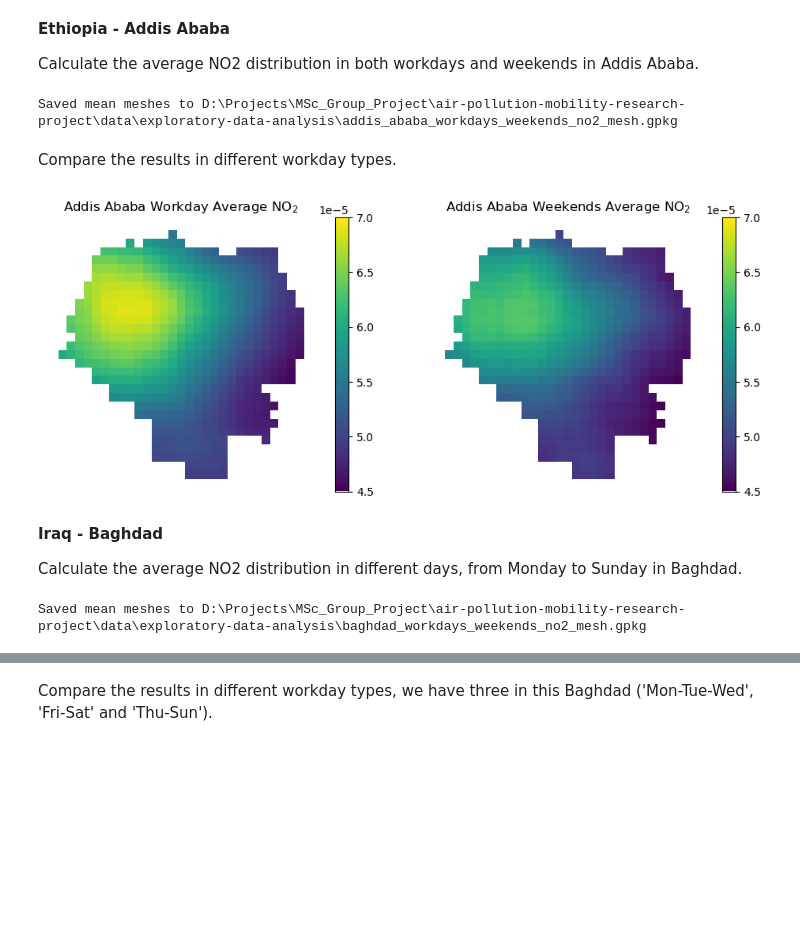
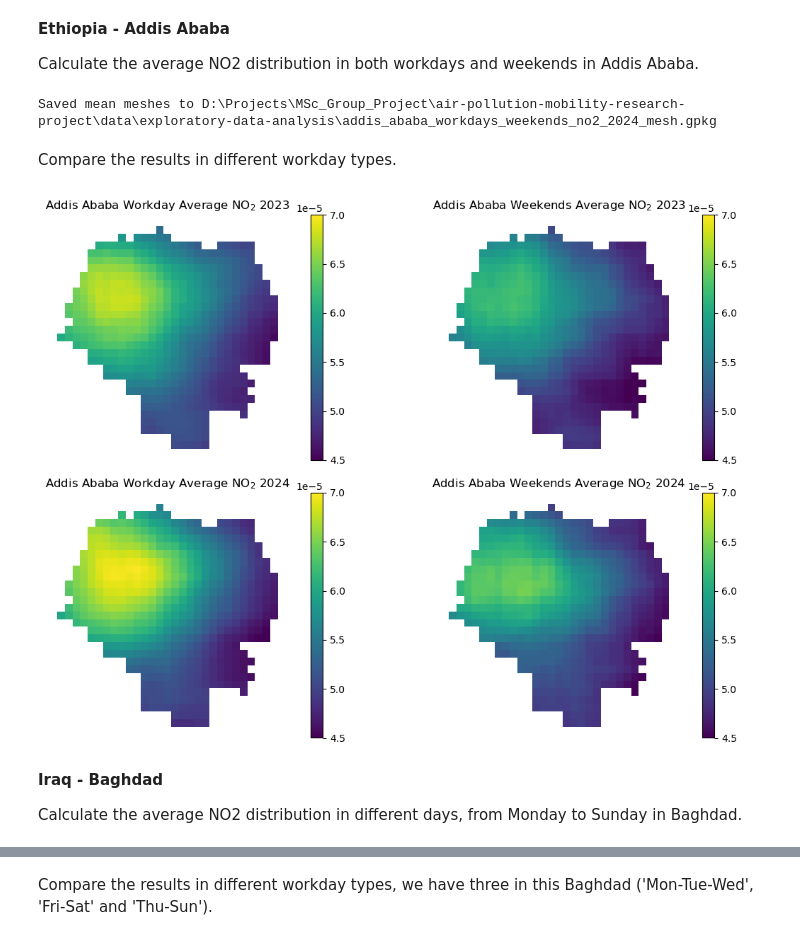
Before and after one commit to yixuan228/air-pollution-mobility-research-project, a Jupyter notebook: notebooks/3_exploratory_data_analysis.ipynb, the cells around one changed output, grey strips where cells are left out. Cells and saved outputs as stored; diff of their text form; code cells hidden in the pictures; blank space fills up the shorter version.

Commit message:
update spatial autocorrelation; update scripts; add new plots

```diff
--- a/notebooks/3_exploratory_data_analysis.ipynb
+++ b/notebooks/3_exploratory_data_analysis.ipynb
@@ -355,46 +363,58 @@ Helper Date Table:
 **Ethiopia - Addis Ababa**
 
 Calculate the average NO2 distribution in both workdays and weekends in Addis Ababa.
-# %%
-addis_workday_average = compute_mean_mesh_by_daytype(
-    date_df,
-    output_path = output_path,
-    feature_col = "no2_mean",
-    output_name = "addis_ababa_workdays_weekends_no2_mesh.gpkg",
-    meshes_path = DATA_PATH / "addis-mesh-data",
-    country = "Ethiopia",
-    city = "addis-ababa"
-)
-# %% [output]
-Saved mean meshes to D:\Projects\MSc_Group_Project\air-pollution-mobility-research-project\data\exploratory-data-analysis\addis_ababa_workdays_weekends_no2_mesh.gpkg
+# %%
+import matplotlib.pyplot as plt
+from helpercollections import specific_date
+from aggregation import compute_mean_mesh_by_daytype
+
+dates_23 = specific_date('2023-01-01', '2023-12-31')
+addis_workday_2023_average = compute_mean_mesh_by_daytype(
+    date_df,
+    output_path = output_path,
+    feature_col = "no2_mean",
+    output_name = "addis_ababa_workdays_weekends_no2_2023_mesh.gpkg",
+    meshes_path = DATA_PATH / "addis-mesh-data",
+    country = "Ethiopia",
+    city = "addis-ababa",
+    specify_date = True,
+    selected_dates = dates_23
+)
+
+dates_24 = specific_date('2024-01-01', '2024-12-31')
+addis_workday_2024_average = compute_mean_mesh_by_daytype(
+    date_df,
+    output_path = output_path,
+    feature_col = "no2_mean",
+    output_name = "addis_ababa_workdays_weekends_no2_2024_mesh.gpkg",
+    meshes_path = DATA_PATH / "addis-mesh-data",
+    country = "Ethiopia",
+    city = "addis-ababa",
+    specify_date = True,
+    selected_dates = dates_24
+)
+# %% [output]
+Saved mean meshes to D:\Projects\MSc_Group_Project\air-pollution-mobility-research-project\data\exploratory-data-analysis\addis_ababa_workdays_weekends_no2_2024_mesh.gpkg
 # %% [markdown]
 Compare the results in different workday types.
 # %%
 from visualization import plot_mesh
 import geopandas as gpd
 import matplotlib.pyplot as plt
 
-addis_workday_average = gpd.read_file(DEMO_PATH / "addis_ababa_workdays_weekends_no2_mesh.gpkg")
-fig, axes = plt.subplots(1,2, figsize=(10, 4))
-plot_mesh(addis_workday_average, "Workdays_mean", title="Addis Ababa Workday Average NO$_2$", ax = axes[0], show_edges=False, show=False, vmin=4.5e-5, vmax=7e-5)
-plot_mesh(addis_workday_average, "Weekends_mean", title="Addis Ababa Weekends Average NO$_2$", ax = axes[1], show_edges=False, show=False, vmin=4.5e-5, vmax=7e-5)
+addis_workday_2023_average = gpd.read_file(DATA_PATH / "exploratory-data-analysis" / "addis_ababa_workdays_weekends_no2_2023_mesh.gpkg")
+addis_workday_2024_average = gpd.read_file(DATA_PATH / "exploratory-data-analysis" / "addis_ababa_workdays_weekends_no2_2024_mesh.gpkg")
+fig, axes = plt.subplots(2,2, figsize=(12, 8))
+
+plot_mesh(addis_workday_2023_average, "Workdays_mean", title="Addis Ababa Workday Average NO$_2$ 2023", ax = axes[0,0], show_edges=False, show=False, vmin=4.5e-5, vmax=7e-5)
+plot_mesh(addis_workday_2023_average, "Weekends_mean", title="Addis Ababa Weekends Average NO$_2$ 2023", ax = axes[0,1], show_edges=False, show=False, vmin=4.5e-5, vmax=7e-5)
+plot_mesh(addis_workday_2024_average, "Workdays_mean", title="Addis Ababa Workday Average NO$_2$ 2024", ax = axes[1,0], show_edges=False, show=False, vmin=4.5e-5, vmax=7e-5)
+plot_mesh(addis_workday_2024_average, "Weekends_mean", title="Addis Ababa Weekends Average NO$_2$ 2024", ax = axes[1,1], show_edges=False, show=False, vmin=4.5e-5, vmax=7e-5)
 plt.tight_layout()
 plt.show()
 # %% [output]
-[figure, old version]
+[figure, new version]
 # %% [markdown]
 **Iraq - Baghdad**
 
 Calculate the average NO2 distribution in different days, from Monday to Sunday in Baghdad.
-# %%
-baghdad_workday_average = compute_mean_mesh_by_daytype(
-    date_df,
-    output_path = output_path,
-    feature_col = "no2_mean",
-    output_name = "baghdad_workdays_weekends_no2_mesh.gpkg",
-    meshes_path = DATA_PATH / "baghdad-mesh-data",
-    country = "Iraq",
-    city = "baghdad"
-)
-# %% [output]
-Saved mean meshes to D:\Projects\MSc_Group_Project\air-pollution-mobility-research-project\data\exploratory-data-analysis\baghdad_workdays_weekends_no2_mesh.gpkg
```
Also changed, not shown: parts of 11 cells of this notebook, 10 other files.
